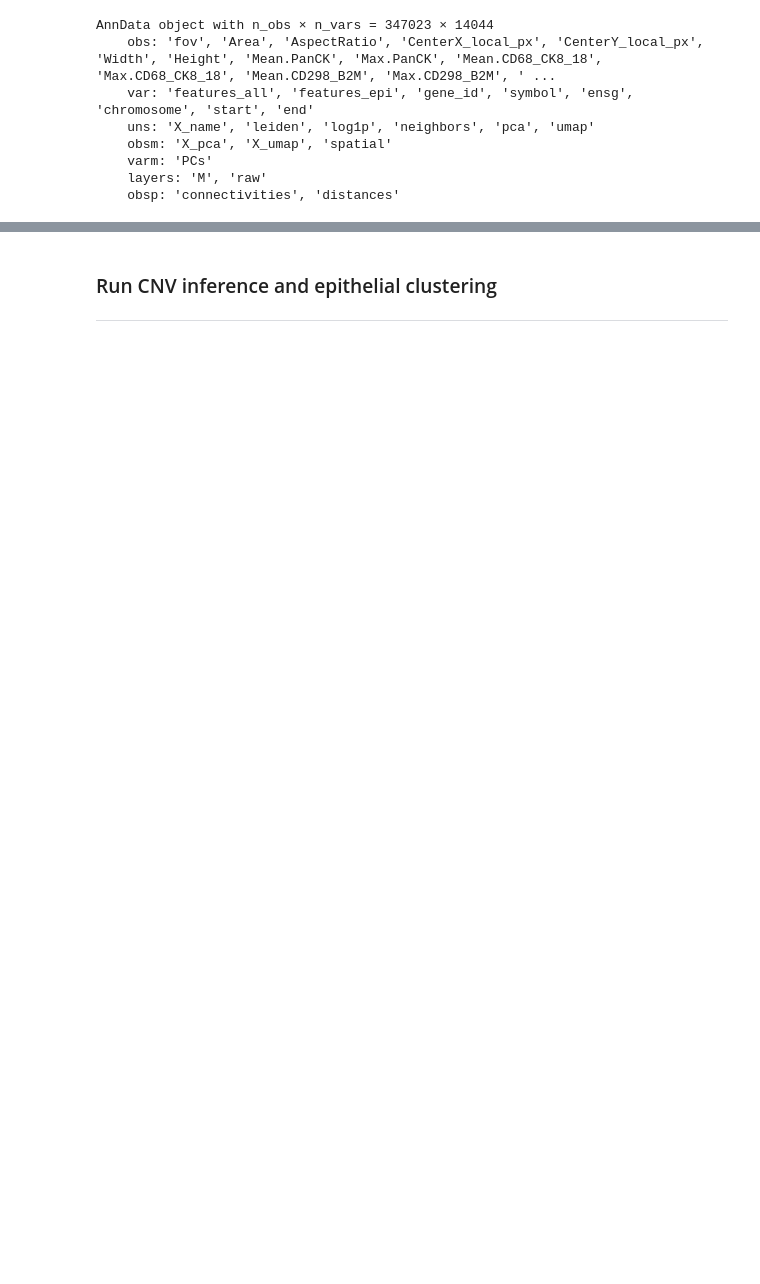
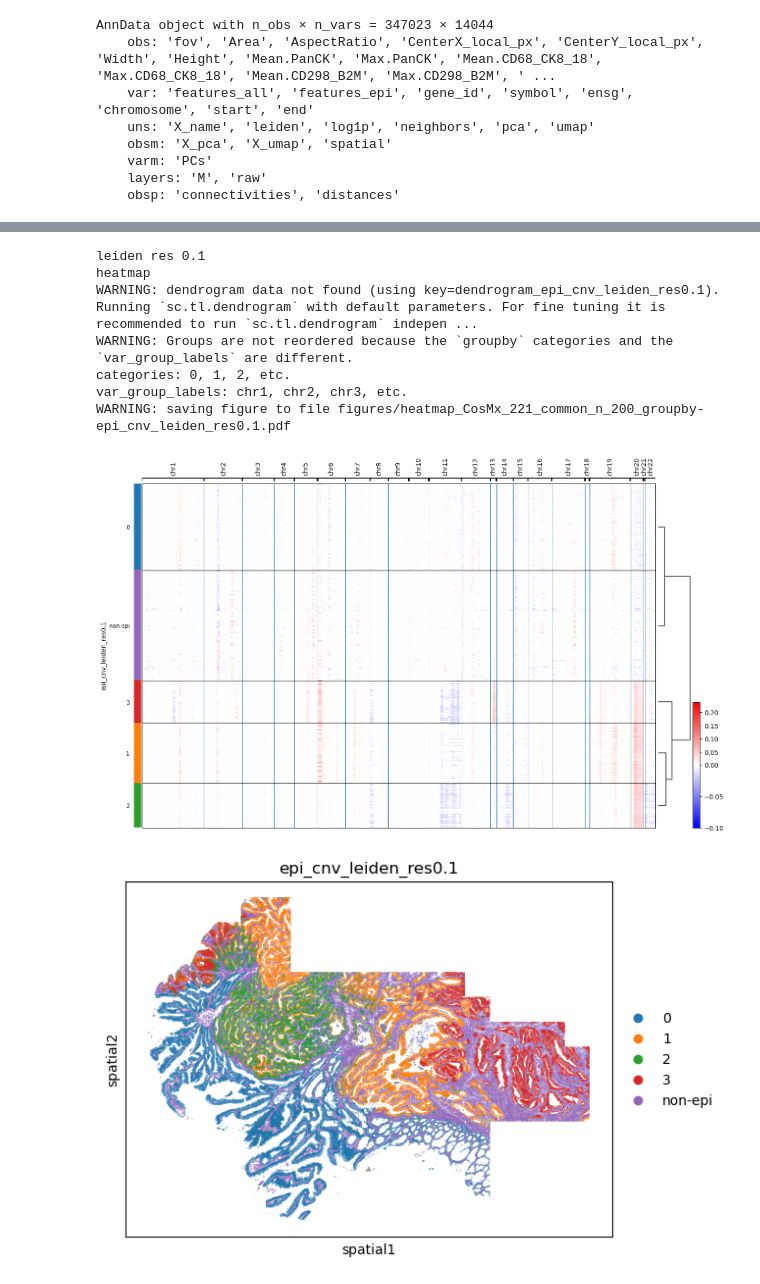
Before and after one commit to Moldia/InSituCNV, a Jupyter notebook: Figure1/CosMx_CRC/3_inferCNV/inferCNV_CosMx_221.ipynb, the cells around one changed output, grey strips where cells are left out. Saved outputs shown, nothing was run; the diff lists cells and outputs as text; code cells hidden in the pictures; blank space fills up the shorter version.

Commit message:
cleaning CosMx infercnv code

```diff
--- a/Figure1/CosMx_CRC/3_inferCNV/inferCNV_CosMx_221.ipynb
+++ b/Figure1/CosMx_CRC/3_inferCNV/inferCNV_CosMx_221.ipynb
@@ -71,0 +60,20 @@ _________
+# %%
+# Normalize the raw counts
+adata.X = adata.layers['raw'].copy()
+sc.pp.normalize_total(adata)
+
+# Apply smoothing on 200 nearest neighbors
+adata.layers['raw'] = adata.X.copy()
+icv.tl.smooth_data_for_cnv(adata, n_neighbors=200)
+
+# Normalize and log-transform the smoothed data
+adata.X = adata.layers['M'].copy()
+sc.pp.normalize_total(adata)
+sc.pp.log1p(adata)
+
+# Compute CNV inference using the REF region of interest as reference and with a window-size of 100
+cnv.tl.infercnv(adata,
+                window_size =100,
+                reference_key = 'ROI_status',
+                reference_cat = ['REF'],
+                chunksize = 1000)
@@ -82,4 +92 @@ AnnData object with n_obs × n_vars = 333540 × 18555
     obsp: 'connectivities', 'distances'
-# %% [markdown]
-### Run CNV inference and epithelial clustering
-_______
@@ -93,0 +93,36 @@ cnv.tl.infercnv(adata,
+# %%
+# Select only the epithelial cells and compute dimentionality reduction and nearest neighbor graph based on their CNV profiles
+adata_epi = adata[adata.obs.add_sub == 'epi'].copy()
+cnv.tl.pca(adata_epi)
+cnv.pp.neighbors(adata_epi)
+
+# Testing different resolutions
+resolutions=[0.1, 0.2, 0.3]
+
+for res in resolutions:
+
+    # Cluster only the epithelial cells
+    print('leiden res', res)
+    key_added=f'epi_cnv_leiden_res{res}'
+    cnv.tl.leiden(adata_epi, resolution = res, key_added=key_added)
+
+    # Add the epithelial clustering back to the whole CosMx dataset
+    adata.obs[key_added] = "non-epi"
+    adata.obs.loc[adata_epi.obs_names, key_added] = adata_epi.obs[key_added]
+
+    # Plot CNV heatmap with dentrogram and vmin and vmax for comparison.
+    print('heatmap')
+    save_heatmap = f"_CosMx_{sid}_common_n_200_groupby-{key_added}.pdf"
+    cnv.pl.chromosome_heatmap(adata, groupby=key_added, dendrogram=True, save=save_heatmap, vmin=-.1)
+
+    sc.pl.spatial(adata, color=key_added, spot_size=100)
+# %% [output]
+leiden res 0.1
+heatmap
+WARNING: dendrogram data not found (using key=dendrogram_epi_cnv_leiden_res0.1). Running `sc.tl.dendrogram` with default parameters. For fine tuning it is recommended to run `sc.tl.dendrogram` indepen ...
+WARNING: Groups are not reordered because the `groupby` categories and the `var_group_labels` are different.
+categories: 0, 1, 2, etc.
+var_group_labels: chr1, chr2, chr3, etc.
+WARNING: saving figure to file figures/heatmap_CosMx_221_common_n_200_groupby-epi_cnv_leiden_res0.1.pdf
+[figure, added]
+[figure, added]
```
Also changed, not shown: parts of 45 cells of this notebook, 1 other file.
